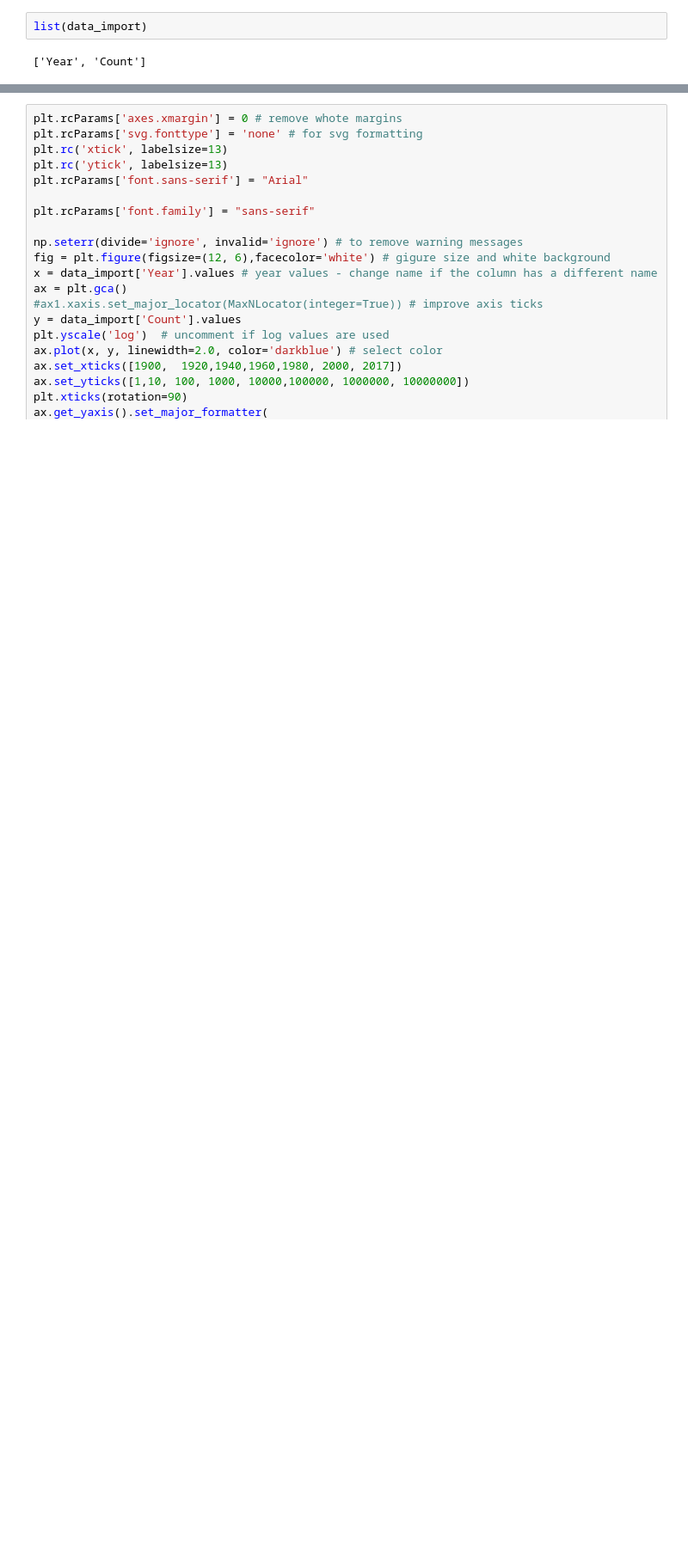
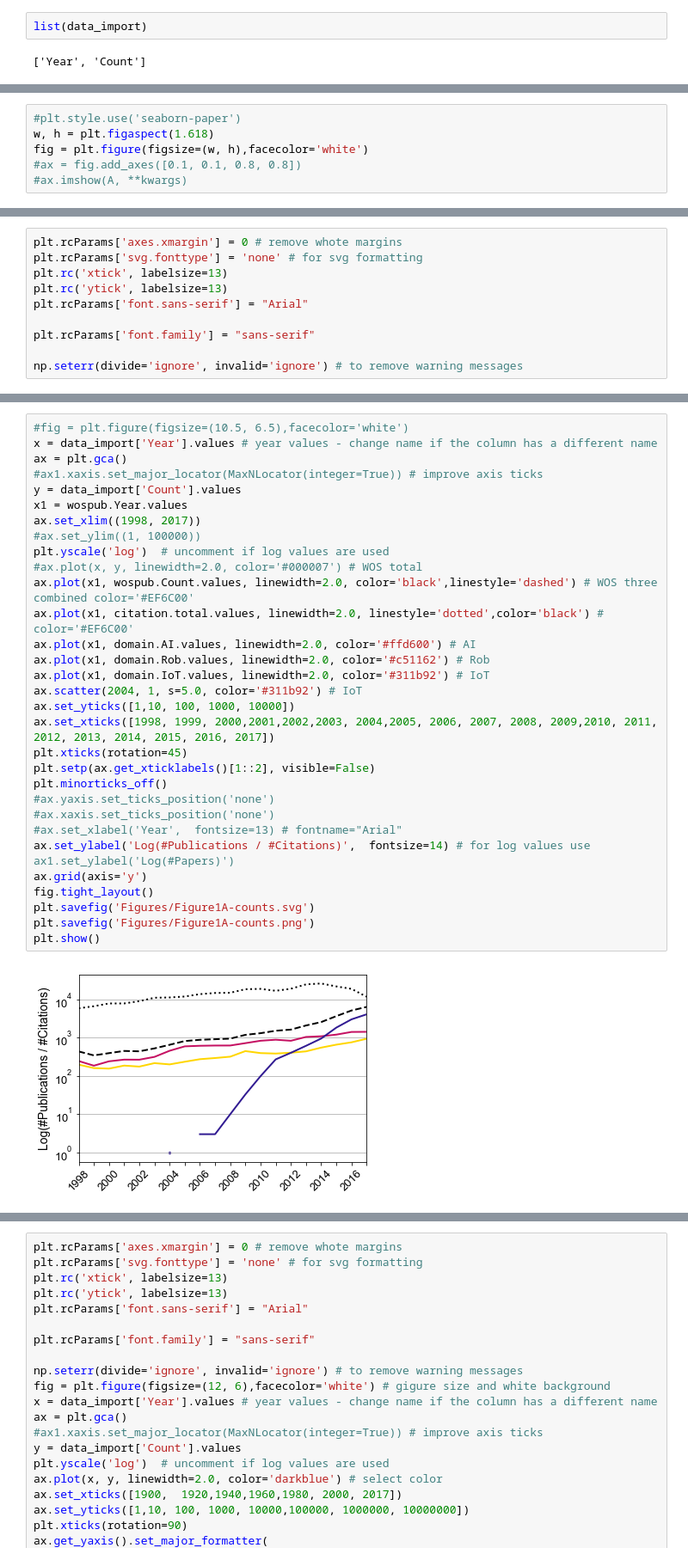
Before and after one commit to cns-iu/AICoEvolution, a Jupyter notebook: Code/Figure1A-WOS-per-year.ipynb, the cells around one changed output, grey strips where cells are left out. Shown at 86% size. Cells and saved outputs as stored; diff of their text form; blank space fills up the shorter version.

```diff
--- a/Code/Figure1A-WOS-per-year.ipynb
+++ b/Code/Figure1A-WOS-per-year.ipynb
@@ -22,0 +31,6 @@ list(data_import)
+# %%
+#plt.style.use('seaborn-paper')
+w, h = plt.figaspect(1.618)
+fig = plt.figure(figsize=(w, h),facecolor='white')
+#ax = fig.add_axes([0.1, 0.1, 0.8, 0.8])
+#ax.imshow(A, **kwargs)
@@ -22,0 +39,10 @@ list(data_import)
+# %%
+plt.rcParams['axes.xmargin'] = 0 # remove whote margins
+plt.rcParams['svg.fonttype'] = 'none' # for svg formatting
+plt.rc('xtick', labelsize=13)
+plt.rc('ytick', labelsize=13)
+plt.rcParams['font.sans-serif'] = "Arial"
+
+plt.rcParams['font.family'] = "sans-serif"
+
+np.seterr(divide='ignore', invalid='ignore') # to remove warning messages
@@ -22,0 +57,33 @@ list(data_import)
+# %%
+#fig = plt.figure(figsize=(10.5, 6.5),facecolor='white')
+x = data_import['Year'].values # year values - change name if the column has a different name
+ax = plt.gca()
+#ax1.xaxis.set_major_locator(MaxNLocator(integer=True)) # improve axis ticks
+y = data_import['Count'].values
+x1 = wospub.Year.values
+ax.set_xlim((1998, 2017))
+#ax.set_ylim((1, 100000))
+plt.yscale('log')  # uncomment if log values are used
+#ax.plot(x, y, linewidth=2.0, color='#000007') # WOS total
+ax.plot(x1, wospub.Count.values, linewidth=2.0, color='black',linestyle='dashed') # WOS three combined color='#EF6C00'
+ax.plot(x1, citation.total.values, linewidth=2.0, linestyle='dotted',color='black') # color='#EF6C00'
+ax.plot(x1, domain.AI.values, linewidth=2.0, color='#ffd600') # AI
+ax.plot(x1, domain.Rob.values, linewidth=2.0, color='#c51162') # Rob
+ax.plot(x1, domain.IoT.values, linewidth=2.0, color='#311b92') # IoT
+ax.scatter(2004, 1, s=5.0, color='#311b92') # IoT
+ax.set_yticks([1,10, 100, 1000, 10000])
+ax.set_xticks([1998, 1999, 2000,2001,2002,2003, 2004,2005, 2006, 2007, 2008, 2009,2010, 2011, 2012, 2013, 2014, 2015, 2016, 2017])
+plt.xticks(rotation=45)
+plt.setp(ax.get_xticklabels()[1::2], visible=False)
+plt.minorticks_off()
+#ax.yaxis.set_ticks_position('none')
+#ax.xaxis.set_ticks_position('none')
+#ax.set_xlabel('Year',  fontsize=13) # fontname="Arial"
+ax.set_ylabel('Log(#Publications / #Citations)',  fontsize=14) # for log values use ax1.set_ylabel('Log(#Papers)')
+ax.grid(axis='y')
+fig.tight_layout()
+plt.savefig('Figures/Figure1A-counts.svg')
+plt.savefig('Figures/Figure1A-counts.png')
+plt.show()
+# %% [output]
+[figure, added]
```
Also changed, not shown: parts of 28 cells of this notebook, 4 other files.
